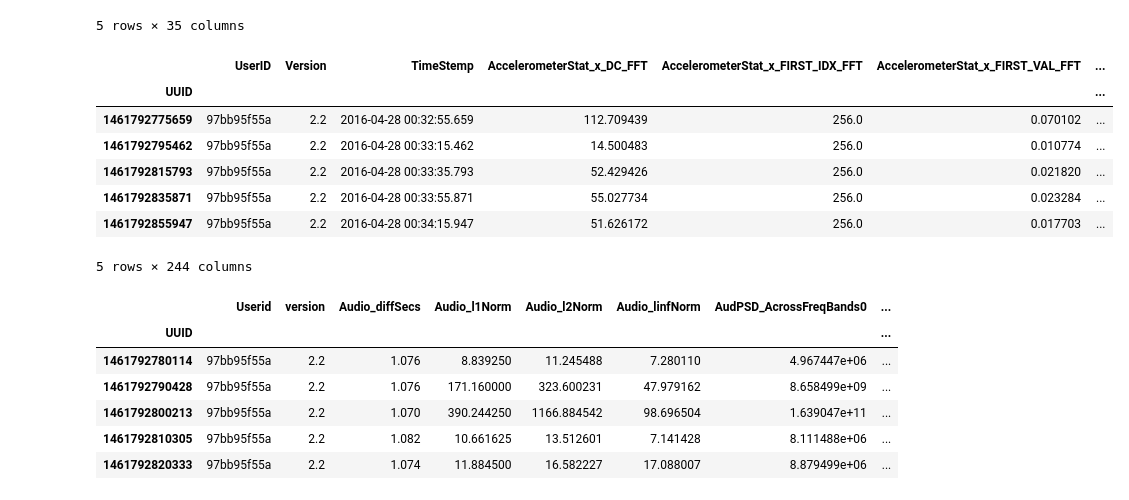
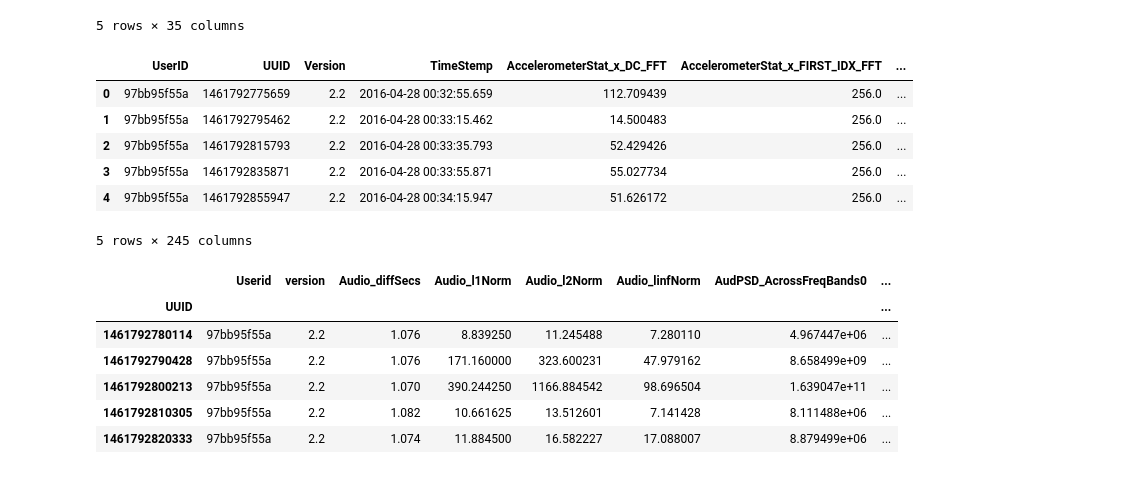
Before and after one commit to kentlingcampbell/project_SherLock, a Jupyter notebook: SherLock.ipynb, the cells around one changed output. Drawn from its saved outputs; the diff is of its cells as text; code cells hidden in the pictures.

```diff
--- a/SherLock.ipynb
+++ b/SherLock.ipynb
@@ -94,17 +112,16 @@ T1.head()
 5 rows × 35 columns
 # %%
 filename = './archive/T2.csv'
-T2 = pd.read_csv(filename, parse_dates=['TimeStemp'], index_col='UUID')
+T2 = pd.read_csv(filename, parse_dates=['TimeStemp'])
 T2.head()
 # %% [output]
-|  | UserID | Version | TimeStemp | AccelerometerStat_x_DC_FFT | AccelerometerStat_x_FIRST_IDX_FFT | AccelerometerStat_x_FIRST_VAL_FFT | ... |
-| UUID |  |  |  |  |  |  | ... |
-| 1461792775659 | 97bb95f55a | 2.2 | 2016-04-28 00:32:55.659 | 112.709439 | 256.0 | 0.070102 | ... |
-| 1461792795462 | 97bb95f55a | 2.2 | 2016-04-28 00:33:15.462 | 14.500483 | 256.0 | 0.010774 | ... |
-| 1461792815793 | 97bb95f55a | 2.2 | 2016-04-28 00:33:35.793 | 52.429426 | 256.0 | 0.021820 | ... |
-| 1461792835871 | 97bb95f55a | 2.2 | 2016-04-28 00:33:55.871 | 55.027734 | 256.0 | 0.023284 | ... |
-| 1461792855947 | 97bb95f55a | 2.2 | 2016-04-28 00:34:15.947 | 51.626172 | 256.0 | 0.017703 | ... |
+|  | UserID | UUID | Version | TimeStemp | AccelerometerStat_x_DC_FFT | AccelerometerStat_x_FIRST_IDX_FFT | ... |
+| 0 | 97bb95f55a | 1461792775659 | 2.2 | 2016-04-28 00:32:55.659 | 112.709439 | 256.0 | ... |
+| 1 | 97bb95f55a | 1461792795462 | 2.2 | 2016-04-28 00:33:15.462 | 14.500483 | 256.0 | ... |
+| 2 | 97bb95f55a | 1461792815793 | 2.2 | 2016-04-28 00:33:35.793 | 52.429426 | 256.0 | ... |
+| 3 | 97bb95f55a | 1461792835871 | 2.2 | 2016-04-28 00:33:55.871 | 55.027734 | 256.0 | ... |
+| 4 | 97bb95f55a | 1461792855947 | 2.2 | 2016-04-28 00:34:15.947 | 51.626172 | 256.0 | ... |
-5 rows × 244 columns
+5 rows × 245 columns
 # %%
 filename = './archive/T3.csv'
 T3 = pd.read_csv(filename, parse_dates=['Audio_timestemp', 'Light_timestamp'], index_col='UUID')
```
Also changed, not shown: parts of 24 cells of this notebook.
